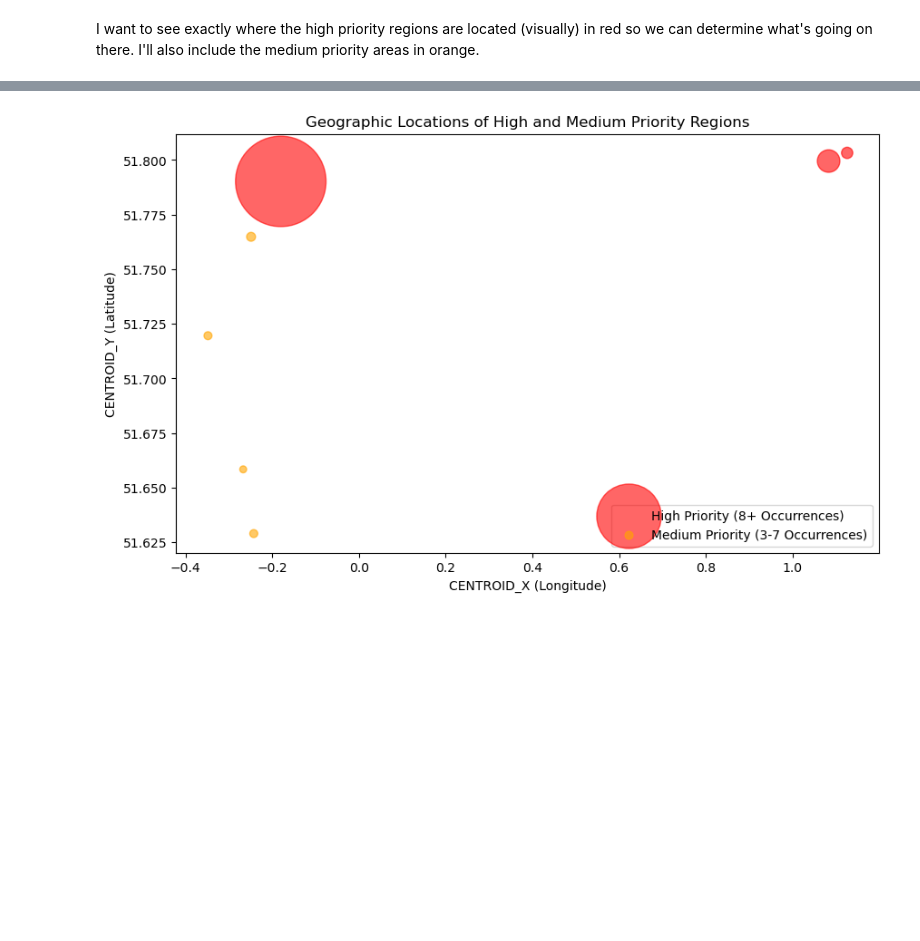
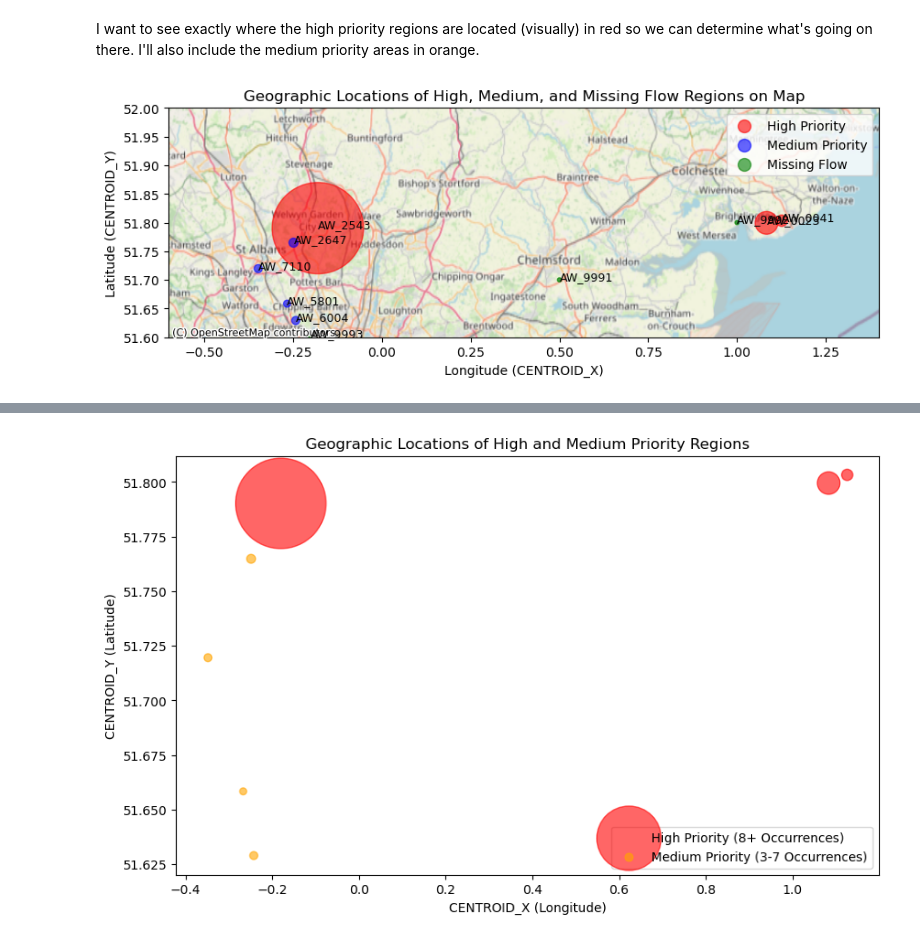
Before and after one commit to sofieseilnacht/water_usage_analysis, a Jupyter notebook: water_usage_analysis.ipynb, the cells around one changed output, grey strips where cells are left out. Saved outputs shown, nothing was run; the diff lists cells and outputs as text; code cells hidden in the pictures; blank space fills up the shorter version.

```diff
--- a/water_usage_analysis.ipynb
+++ b/water_usage_analysis.ipynb
@@ -258,2 +285,86 @@ Medium Priority (3-7 occurrences):
 # %% [markdown]
 I want to see exactly where the high priority regions are located (visually) in red so we can determine what's going on there. I'll also include the medium priority areas in orange.
+# %%
+import geopandas as gpd
+import matplotlib.pyplot as plt
+from shapely.geometry import Point
+import contextily as ctx
+
+# Data for high-priority and medium-priority regions
+high_priority = {
+    'CENTROID_X': [-0.180141, 1.083000, 1.125741],
+    'CENTROID_Y': [51.790225, 51.799532, 51.803280],
+    'count': [516, 32, 8],
+    'DMA_ID': ['AW_2543', 'AW_0023', 'AW_0041']
+}
+
+medium_priority = {
+    'CENTROID_X': [-0.348025, -0.266836, -0.248665, -0.242430],
+    'CENTROID_Y': [51.719589, 51.658395, 51.764856, 51.628997],
+    'count': [4, 3, 5, 4],
+    'DMA_ID': ['AW_7110', 'AW_5801', 'AW_2647', 'AW_6004']
+}
+
+# Data for missing flow values (assuming you have a DataFrame 'missing_flow_df' with CENTROID_X and CENTROID_Y)
+missing_flow = {
+    'CENTROID_X': [0.5, 1.0, -0.2],  # Replace these with actual missing flow centroids
+    'CENTROID_Y': [51.7, 51.8, 51.6],  # Replace these with actual missing flow centroids
+    'DMA_ID': ['AW_9991', 'AW_9992', 'AW_9993']  # Example DMA IDs for missing data
+}
+
+# Merge high, medium, and missing flow data
+combined_data = {
+    'CENTROID_X': high_priority['CENTROID_X'] + medium_priority['CENTROID_X'] + missing_flow['CENTROID_X'],
+    'CENTROID_Y': high_priority['CENTROID_Y'] + medium_priority['CENTROID_Y'] + missing_flow['CENTROID_Y'],
+    'count': high_priority['count'] + medium_priority['count'] + [1] * len(missing_flow['CENTROID_X']),  # Treat missing as count 1
+    'DMA_ID': high_priority['DMA_ID'] + medium_priority['DMA_ID'] + missing_flow['DMA_ID'],
+    'priority': ['high'] * len(high_priority['CENTROID_X']) + ['medium'] * len(medium_priority['CENTROID_X']) + ['missing'] * len(missing_flow['CENTROID_X'])
+}
+
+# Create a DataFrame from the combined data
+df = pd.DataFrame(combined_data)
+
+# Convert the CENTROID_X and CENTROID_Y to a GeoDataFrame
+geometry = [Point(xy) for xy in zip(df['CENTROID_X'], df['CENTROID_Y'])]
+gdf = gpd.GeoDataFrame(df, geometry=geometry)
+
+# Set a coordinate reference system (CRS)
+gdf.set_crs(epsg=4326, inplace=True)  # WGS84 for latitude/longitude
+
+# Plot the data points on a map
+fig, ax = plt.subplots(figsize=(10, 10))
+
+# Plot the high-priority regions in red
+gdf[gdf['priority'] == 'high'].plot(ax=ax, color='red', markersize=gdf[gdf['priority'] == 'high']['count'] * 10, alpha=0.6)
+
+# Plot the medium-priority regions in orange
+gdf[gdf['priority'] == 'medium'].plot(ax=ax, color='blue', markersize=gdf[gdf['priority'] == 'medium']['count'] * 10, alpha=0.6)
+
+# Plot the missing flow regions in green
+gdf[gdf['priority'] == 'missing'].plot(ax=ax, color='green', markersize=gdf[gdf['priority'] == 'missing']['count'] * 10, alpha=0.7)
+
+# Add a basemap for geographic context (OpenStreetMap)
+ctx.add_basemap(ax, crs=gdf.crs.to_string(), source=ctx.providers.OpenStreetMap.Mapnik)
+
+# Add labels for DMA_IDs
+for i, row in gdf.iterrows():
+    ax.text(row.geometry.x, row.geometry.y, row['DMA_ID'], fontsize=9, color='black')
+
+# Set limits for X and Y to adjust the map extent (zoom out to see full areas)
+ax.set_xlim([-0.6, 1.4])  # Adjust the x-axis limits to include more map
+ax.set_ylim([51.6, 52.])  # Adjust the y-axis limits to include more map
+
+# Set titles and labels
+plt.title('Geographic Locations of High, Medium, and Missing Flow Regions on Map')
+plt.xlabel('Longitude (CENTROID_X)')
+plt.ylabel('Latitude (CENTROID_Y)')
+
+# Create a custom legend with smaller markers
+legend_labels = ['High Priority', 'Medium Priority', 'Missing Flow']
+colors = ['red', 'blue', 'green']
+handles = [plt.scatter([], [], color=color, s=100, alpha=0.6) for color in colors]
+plt.legend(handles, legend_labels, loc='upper right')
+
+plt.show()
+# %% [output]
+[figure, added]
```
Also changed, not shown: parts of 12 cells of this notebook.
